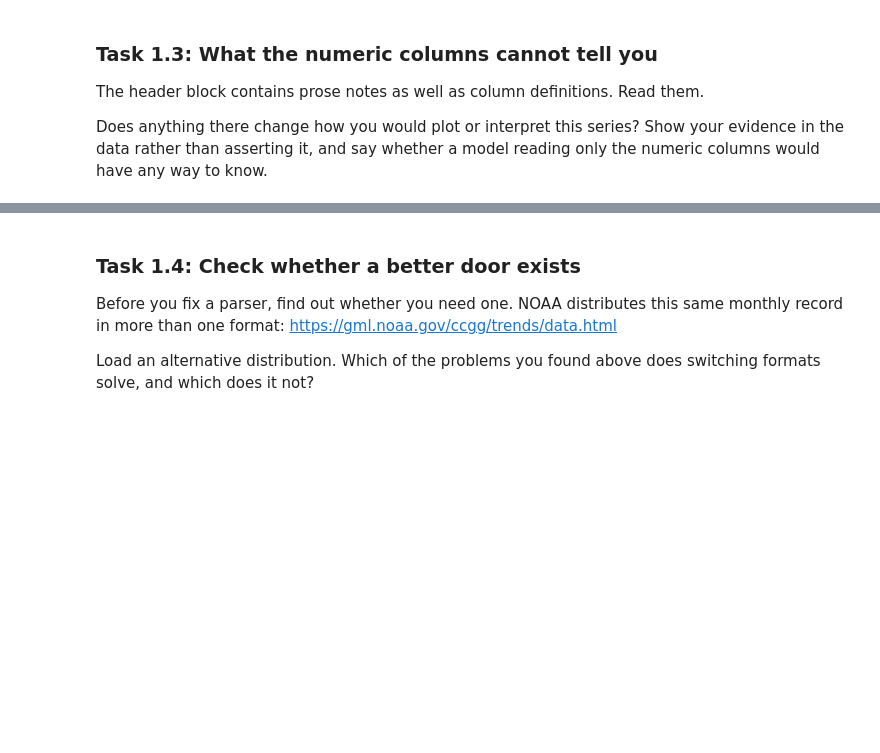
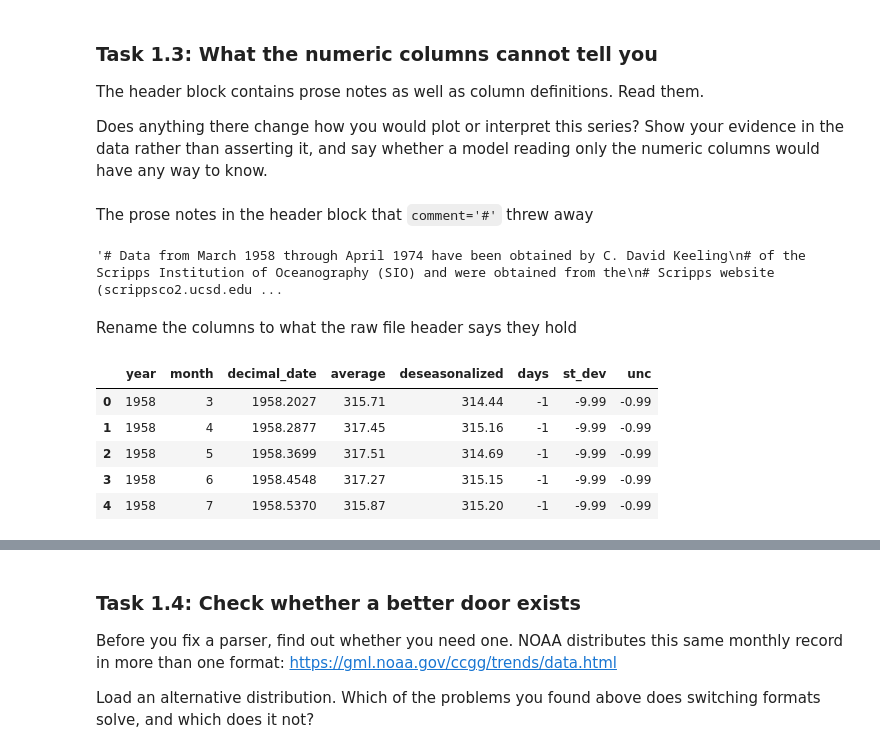
Before and after one commit to reyannaortega1-png/climate-module-reyannaortega1, a Jupyter notebook: climate.ipynb, the cells around one changed output, grey strips where cells are left out. Saved outputs shown, nothing was run; the diff lists cells and outputs as text; code cells hidden in the pictures; blank space fills up the shorter version.

```diff
--- a/climate.ipynb
+++ b/climate.ipynb
@@ -65,3 +81,26 @@ The header block contains prose notes as well as column definitions. Read them.
 Does anything there change how you would plot or interpret this series? Show your evidence in the
 data rather than asserting it, and say whether a model reading only the numeric columns would have
 any way to know.
+# %% [markdown]
+The prose notes in the header block that `comment='#'` threw away
+# %%
+import urllib.request
+
+lines = urllib.request.urlopen("https://gml.noaa.gov/webdata/ccgg/trends/co2/co2_mm_mlo.txt").read().decode().splitlines()
+prose = [l for l in lines if l.startswith("#")]
+"\n".join(prose[24:39])
+# %% [output]
+'# Data from March 1958 through April 1974 have been obtained by C. David Keeling\n# of the Scripps Institution of Oceanography (SIO) and were obtained from the\n# Scripps website (scrippsco2.ucsd.edu ...
+# %% [markdown]
+Rename the columns to what the raw file header says they hold
+# %%
+co2 = df.rename(columns={"smooth": "deseasonalized", "std_days": "days",
+                         "uncertainty": "st_dev", "empty": "unc"})
+co2.head()
+# %% [output]
+|  | year | month | decimal_date | average | deseasonalized | days | st_dev | unc |
+| 0 | 1958 | 3 | 1958.2027 | 315.71 | 314.44 | -1 | -9.99 | -0.99 |
+| 1 | 1958 | 4 | 1958.2877 | 317.45 | 315.16 | -1 | -9.99 | -0.99 |
+| 2 | 1958 | 5 | 1958.3699 | 317.51 | 314.69 | -1 | -9.99 | -0.99 |
+| 3 | 1958 | 6 | 1958.4548 | 317.27 | 315.15 | -1 | -9.99 | -0.99 |
+| 4 | 1958 | 7 | 1958.5370 | 315.87 | 315.20 | -1 | -9.99 | -0.99 |
```
Also changed, not shown: parts of 18 cells of this notebook, 3 other files.
